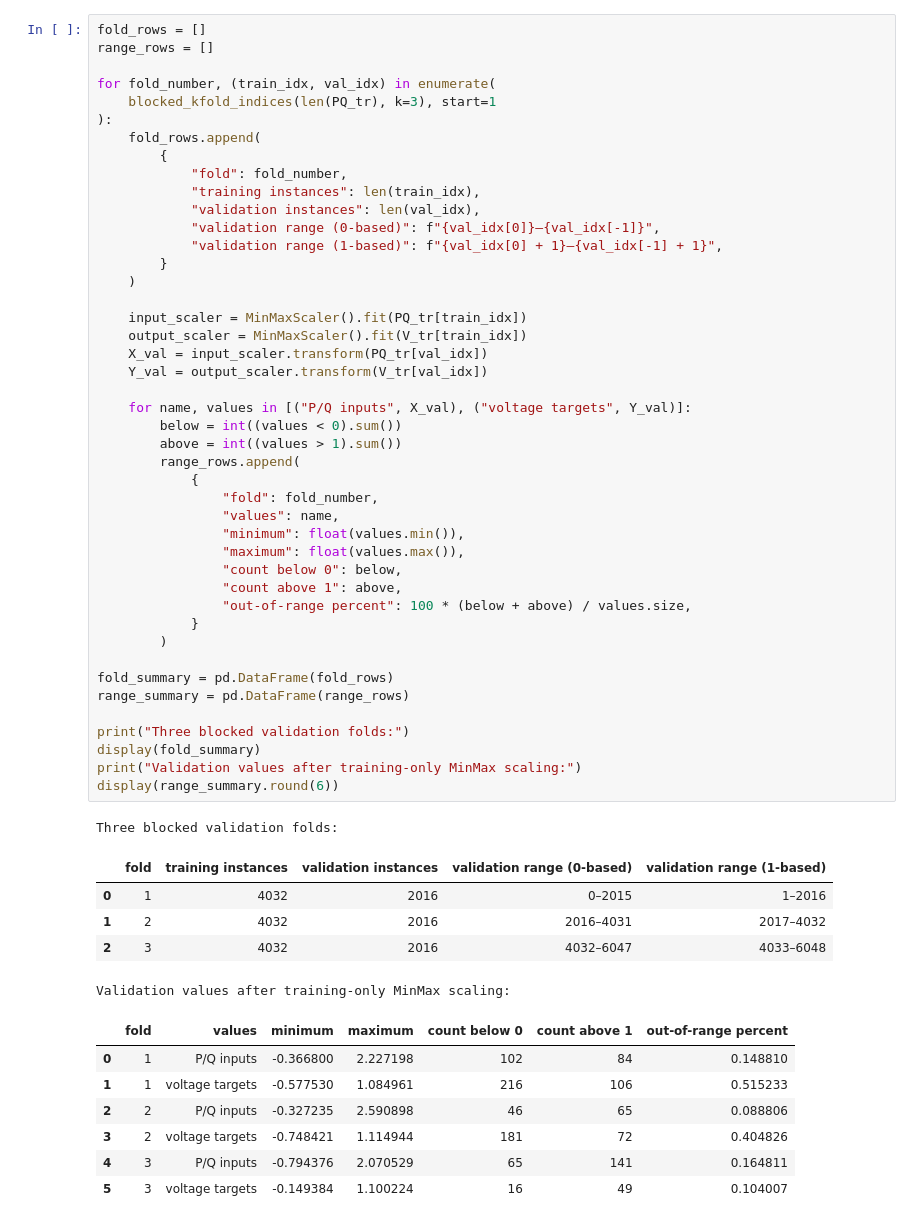
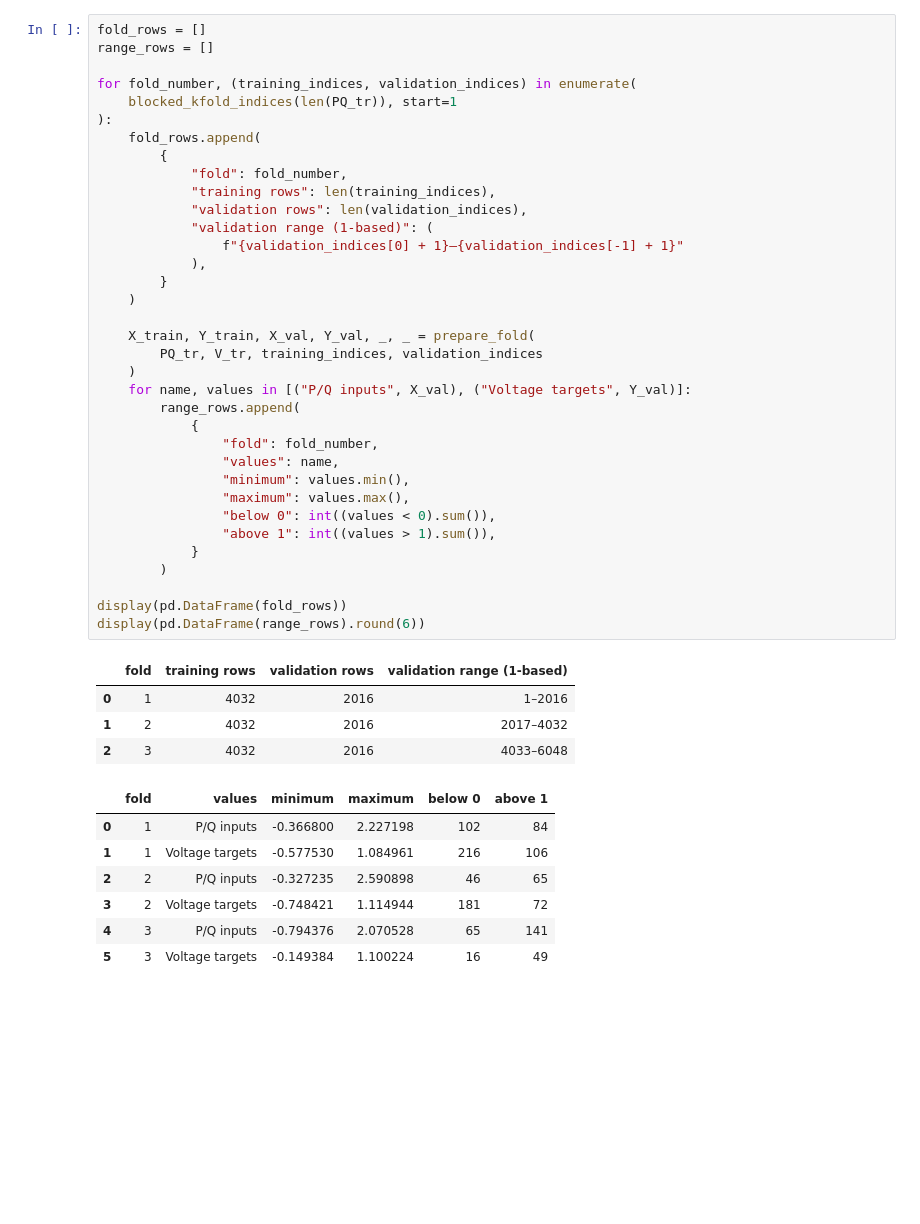
Before and after one commit to Team-Nando-Capstone/Capstone_project_2026_sem1, a Jupyter notebook: Tutorial_1_LV_Vol_Estimation/Tutorial_1_LV_Voltage_Estimation_Exercise_Solutions.ipynb, the cells around one changed output. Saved outputs shown, nothing was run; the diff lists cells and outputs as text; blank space fills up the shorter version.

```diff
--- a/Tutorial_1_LV_Vol_Estimation/Tutorial_1_LV_Voltage_Estimation_Exercise_Solutions.ipynb
+++ b/Tutorial_1_LV_Vol_Estimation/Tutorial_1_LV_Voltage_Estimation_Exercise_Solutions.ipynb
@@ -213,58 +213,47 @@ Report the three validation ranges and check whether validation values fall outs
 # %%
 fold_rows = []
 range_rows = []
 
-for fold_number, (train_idx, val_idx) in enumerate(
-    blocked_kfold_indices(len(PQ_tr), k=3), start=1
+for fold_number, (training_indices, validation_indices) in enumerate(
+    blocked_kfold_indices(len(PQ_tr)), start=1
 ):
     fold_rows.append(
         {
             "fold": fold_number,
-            "training instances": len(train_idx),
-            "validation instances": len(val_idx),
-            "validation range (0-based)": f"{val_idx[0]}–{val_idx[-1]}",
-            "validation range (1-based)": f"{val_idx[0] + 1}–{val_idx[-1] + 1}",
+            "training rows": len(training_indices),
+            "validation rows": len(validation_indices),
+            "validation range (1-based)": (
+                f"{validation_indices[0] + 1}–{validation_indices[-1] + 1}"
+            ),
         }
     )
 
-    input_scaler = MinMaxScaler().fit(PQ_tr[train_idx])
-    output_scaler = MinMaxScaler().fit(V_tr[train_idx])
-    X_val = input_scaler.transform(PQ_tr[val_idx])
-    Y_val = output_scaler.transform(V_tr[val_idx])
-
-    for name, values in [("P/Q inputs", X_val), ("voltage targets", Y_val)]:
-        below = int((values < 0).sum())
-        above = int((values > 1).sum())
+    X_train, Y_train, X_val, Y_val, _, _ = prepare_fold(
+        PQ_tr, V_tr, training_indices, validation_indices
+    )
+    for name, values in [("P/Q inputs", X_val), ("Voltage targets", Y_val)]:
         range_rows.append(
             {
                 "fold": fold_number,
                 "values": name,
-                "minimum": float(values.min()),
-                "maximum": float(values.max()),
-                "count below 0": below,
-                "count above 1": above,
-                "out-of-range percent": 100 * (below + above) / values.size,
+                "minimum": values.min(),
+                "maximum": values.max(),
+                "below 0": int((values < 0).sum()),
+                "above 1": int((values > 1).sum()),
             }
         )
 
-fold_summary = pd.DataFrame(fold_rows)
-range_summary = pd.DataFrame(range_rows)
-
-print("Three blocked validation folds:")
-display(fold_summary)
-print("Validation values after training-only MinMax scaling:")
-display(range_summary.round(6))
+display(pd.DataFrame(fold_rows))
+display(pd.DataFrame(range_rows).round(6))
 # %% [output]
-Three blocked validation folds:
-|  | fold | training instances | validation instances | validation range (0-based) | validation range (1-based) |
-| 0 | 1 | 4032 | 2016 | 0–2015 | 1–2016 |
-| 1 | 2 | 4032 | 2016 | 2016–4031 | 2017–4032 |
-| 2 | 3 | 4032 | 2016 | 4032–6047 | 4033–6048 |
+|  | fold | training rows | validation rows | validation range (1-based) |
+| 0 | 1 | 4032 | 2016 | 1–2016 |
+| 1 | 2 | 4032 | 2016 | 2017–4032 |
+| 2 | 3 | 4032 | 2016 | 4033–6048 |
-Validation values after training-only MinMax scaling:
-|  | fold | values | minimum | maximum | count below 0 | count above 1 | out-of-range percent |
-| 0 | 1 | P/Q inputs | -0.366800 | 2.227198 | 102 | 84 | 0.148810 |
-| 1 | 1 | voltage targets | -0.577530 | 1.084961 | 216 | 106 | 0.515233 |
-| 2 | 2 | P/Q inputs | -0.327235 | 2.590898 | 46 | 65 | 0.088806 |
-| 3 | 2 | voltage targets | -0.748421 | 1.114944 | 181 | 72 | 0.404826 |
-| 4 | 3 | P/Q inputs | -0.794376 | 2.070529 | 65 | 141 | 0.164811 |
-| 5 | 3 | voltage targets | -0.149384 | 1.100224 | 16 | 49 | 0.104007 |
+|  | fold | values | minimum | maximum | below 0 | above 1 |
+| 0 | 1 | P/Q inputs | -0.366800 | 2.227198 | 102 | 84 |
+| 1 | 1 | Voltage targets | -0.577530 | 1.084961 | 216 | 106 |
+| 2 | 2 | P/Q inputs | -0.327235 | 2.590898 | 46 | 65 |
+| 3 | 2 | Voltage targets | -0.748421 | 1.114944 | 181 | 72 |
+| 4 | 3 | P/Q inputs | -0.794376 | 2.070528 | 65 | 141 |
+| 5 | 3 | Voltage targets | -0.149384 | 1.100224 | 16 | 49 |
```
Also changed, not shown: parts of 23 cells of this notebook, 37 other files.
